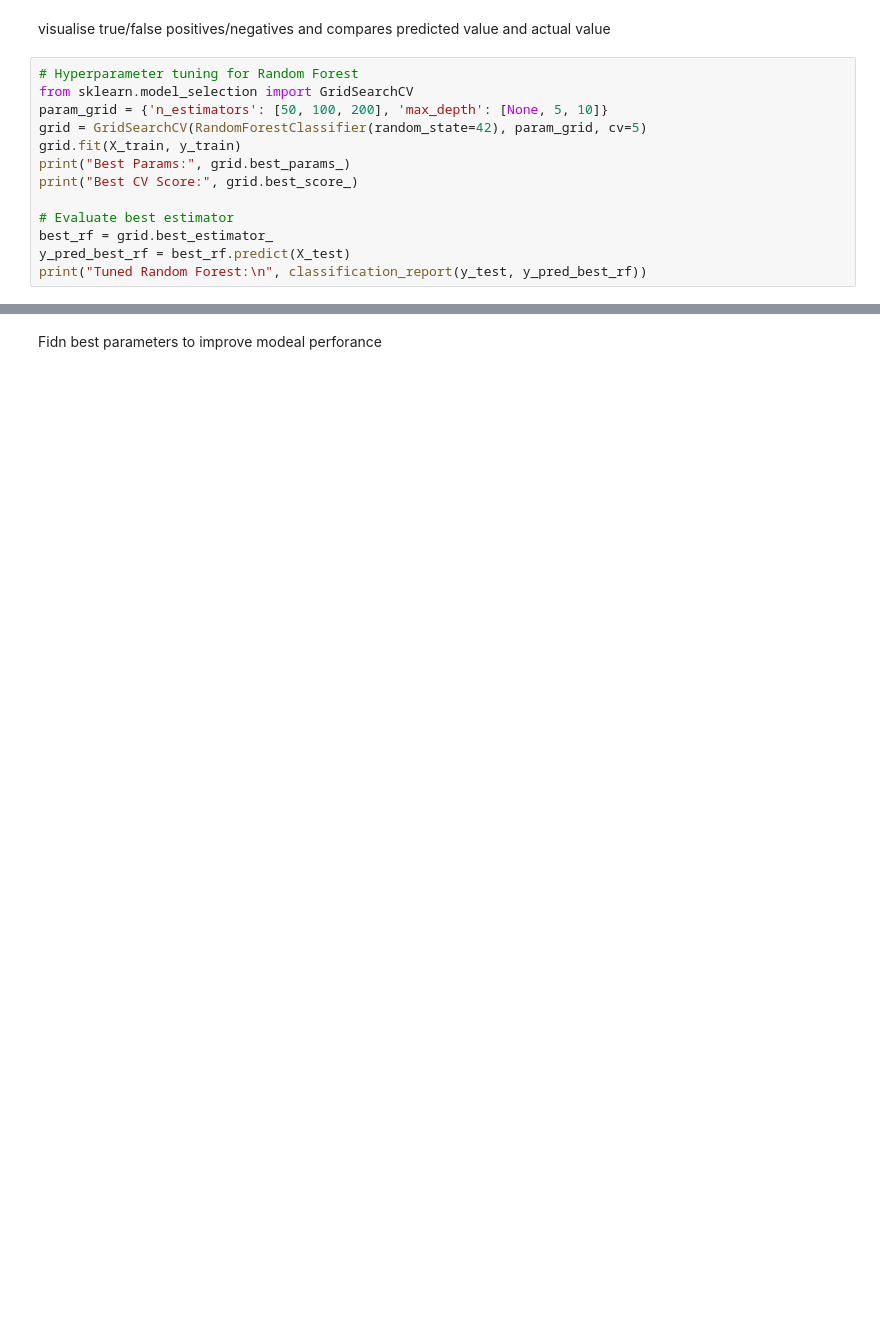
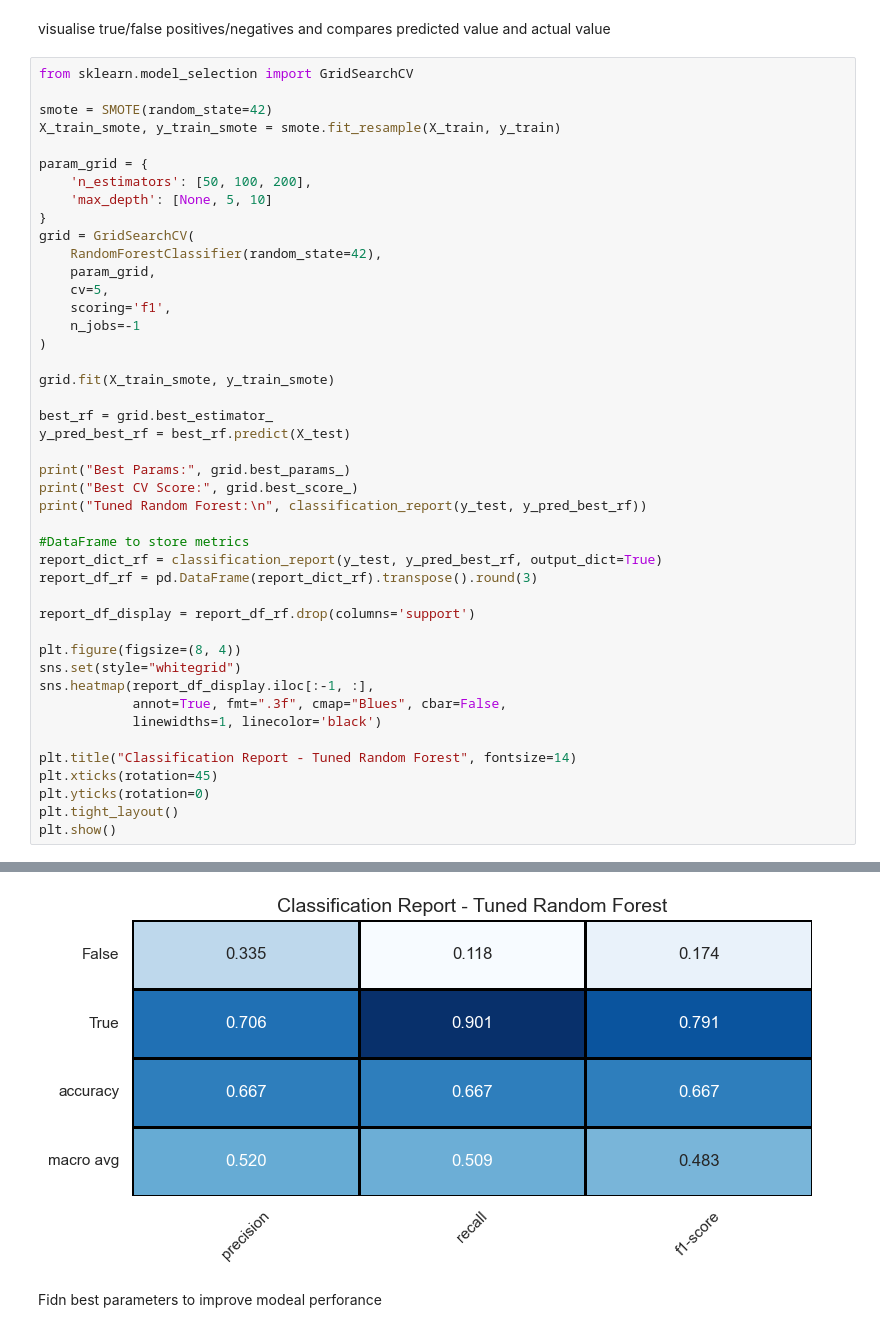
Before and after one commit to sunichayalai/mld, a Jupyter notebook: loan.ipynb, the cells around one changed output, grey strips where cells are left out. Drawn from its saved outputs; the diff is of its cells as text; blank space fills up the shorter version.

```diff
--- a/loan.ipynb
+++ b/loan.ipynb
@@ -344,16 +550,47 @@ weighted avg       0.48      0.69      0.57      1800
 # %% [markdown]
 visualise true/false positives/negatives and compares predicted value and actual value
 # %%
-# Hyperparameter tuning for Random Forest
 from sklearn.model_selection import GridSearchCV
-param_grid = {'n_estimators': [50, 100, 200], 'max_depth': [None, 5, 10]}
-grid = GridSearchCV(RandomForestClassifier(random_state=42), param_grid, cv=5)
-grid.fit(X_train, y_train)
+
+smote = SMOTE(random_state=42)
+X_train_smote, y_train_smote = smote.fit_resample(X_train, y_train)
+
+param_grid = {
+    'n_estimators': [50, 100, 200],
+    'max_depth': [None, 5, 10]
+}
+grid = GridSearchCV(
+    RandomForestClassifier(random_state=42),
+    param_grid,
+    cv=5,
+    scoring='f1',
+    n_jobs=-1
+)
+
+grid.fit(X_train_smote, y_train_smote)
+
+best_rf = grid.best_estimator_
+y_pred_best_rf = best_rf.predict(X_test)
+
 print("Best Params:", grid.best_params_)
 print("Best CV Score:", grid.best_score_)
+print("Tuned Random Forest:\n", classification_report(y_test, y_pred_best_rf))
 
-# Evaluate best estimator
-best_rf = grid.best_estimator_
-y_pred_best_rf = best_rf.predict(X_test)
-print("Tuned Random Forest:\n", classification_report(y_test, y_pred_best_rf))
+#DataFrame to store metrics
+report_dict_rf = classification_report(y_test, y_pred_best_rf, output_dict=True)
+report_df_rf = pd.DataFrame(report_dict_rf).transpose().round(3)
+
+report_df_display = report_df_rf.drop(columns='support')
+
+plt.figure(figsize=(8, 4))
+sns.set(style="whitegrid")
+sns.heatmap(report_df_display.iloc[:-1, :],
+            annot=True, fmt=".3f", cmap="Blues", cbar=False,
+            linewidths=1, linecolor='black')
+
+plt.title("Classification Report - Tuned Random Forest", fontsize=14)
+plt.xticks(rotation=45)
+plt.yticks(rotation=0)
+plt.tight_layout()
+plt.show()
 # %% [output]
@@ -371,3 +608,4 @@ weighted avg       0.58      0.69      0.57      1800
+[figure, added]
 # %% [markdown]
 Fidn best parameters to improve modeal perforance
 # %%
```
Also changed, not shown: parts of 60 cells of this notebook.
